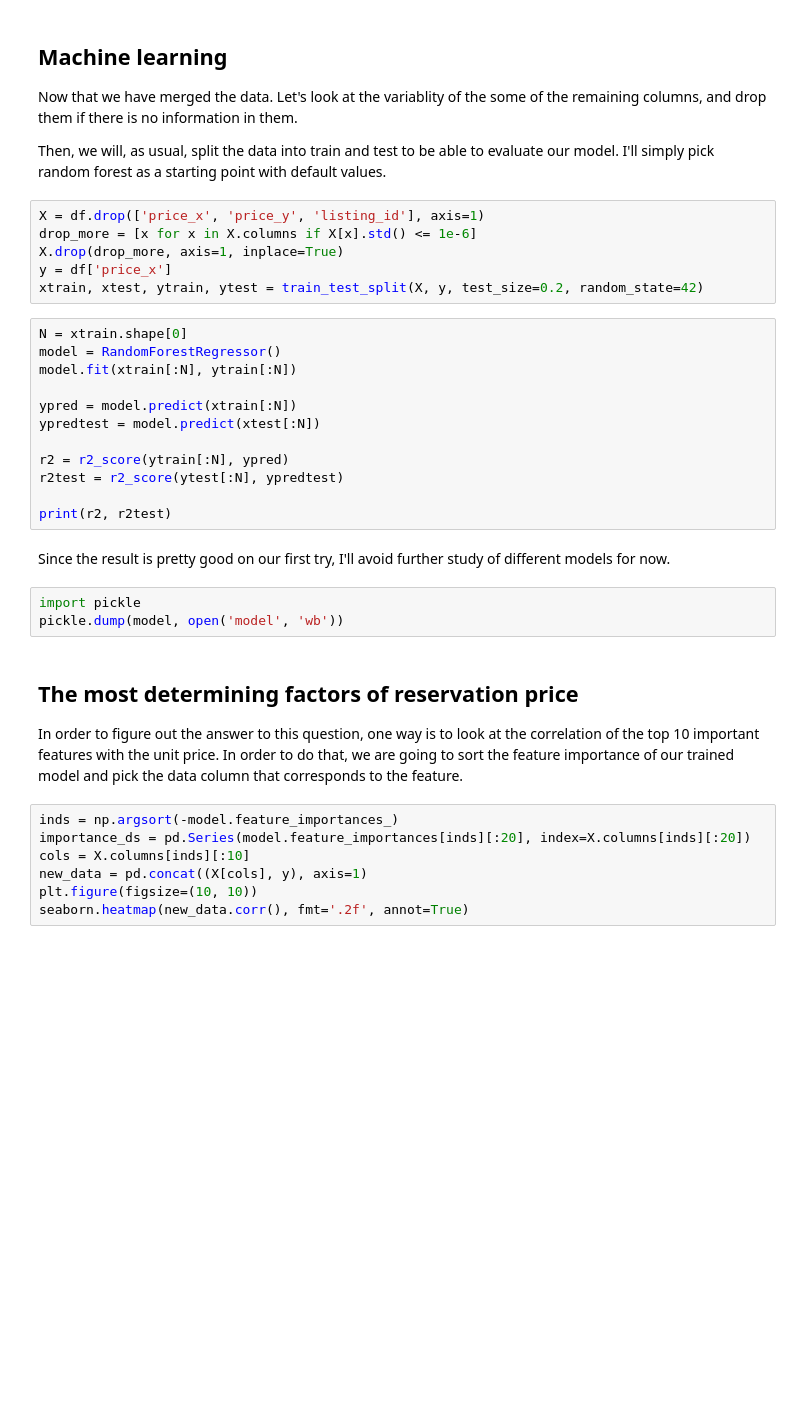
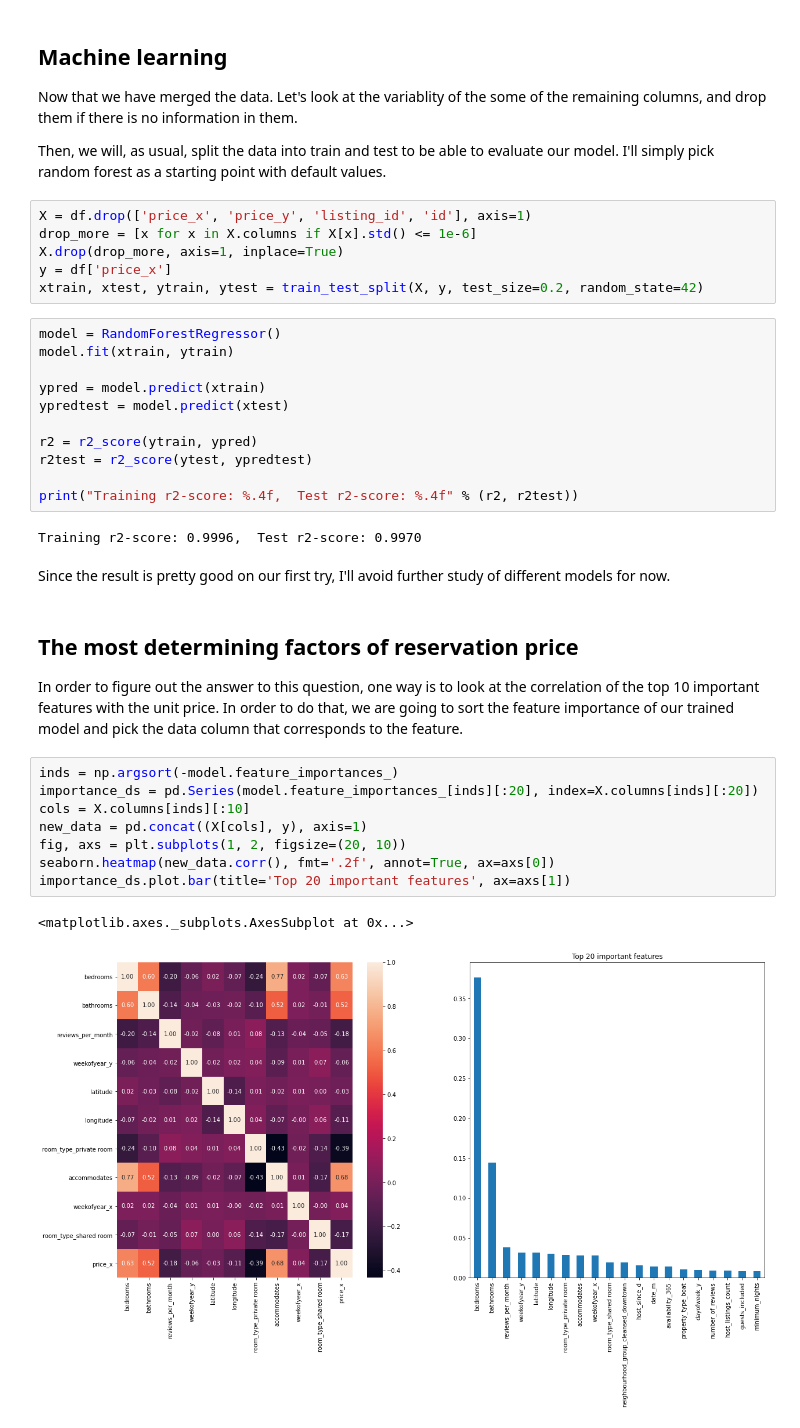
Before and after one commit to hosseinsadeghi/airbnb_analysis, a Jupyter notebook: main.ipynb, the cells around one changed output. Cells and saved outputs as stored; diff of their text form; blank space fills up the shorter version.

```diff
--- a/main.ipynb
+++ b/main.ipynb
@@ -240,36 +240,38 @@ Now that we have merged the data. Let's look at the variablity of the some of th
 
 Then, we will, as usual, split the data into train and test to be able to evaluate our model. I'll simply pick random forest as a starting point with default values.
 # %%
-X = df.drop(['price_x', 'price_y', 'listing_id'], axis=1)
+X = df.drop(['price_x', 'price_y', 'listing_id', 'id'], axis=1)
 drop_more = [x for x in X.columns if X[x].std() <= 1e-6]
 X.drop(drop_more, axis=1, inplace=True)
 y = df['price_x']
 xtrain, xtest, ytrain, ytest = train_test_split(X, y, test_size=0.2, random_state=42)
 # %%
-N = xtrain.shape[0]
 model = RandomForestRegressor()
-model.fit(xtrain[:N], ytrain[:N])
+model.fit(xtrain, ytrain)
 
-ypred = model.predict(xtrain[:N])
-ypredtest = model.predict(xtest[:N])
+ypred = model.predict(xtrain)
+ypredtest = model.predict(xtest)
 
-r2 = r2_score(ytrain[:N], ypred)
-r2test = r2_score(ytest[:N], ypredtest)
+r2 = r2_score(ytrain, ypred)
+r2test = r2_score(ytest, ypredtest)
 
-print(r2, r2test)
+print("Training r2-score: %.4f,  Test r2-score: %.4f" % (r2, r2test))
+# %% [output]
+Training r2-score: 0.9996,  Test r2-score: 0.9970
 # %% [markdown]
 Since the result is pretty good on our first try, I'll avoid further study of different models for now.
-# %%
-import pickle
-pickle.dump(model, open('model', 'wb'))
 # %% [markdown]
 ## The most determining factors of reservation price
 
 In order to figure out the answer to this question, one way is to look at the correlation of the top 10 important features with the unit price. In order to do that, we are going to sort the feature importance of our trained model and pick the data column that corresponds to the feature.
 # %%
 inds = np.argsort(-model.feature_importances_)
-importance_ds = pd.Series(model.feature_importances[inds][:20], index=X.columns[inds][:20])
+importance_ds = pd.Series(model.feature_importances_[inds][:20], index=X.columns[inds][:20])
 cols = X.columns[inds][:10]
 new_data = pd.concat((X[cols], y), axis=1)
-plt.figure(figsize=(10, 10))
-seaborn.heatmap(new_data.corr(), fmt='.2f', annot=True)
+fig, axs = plt.subplots(1, 2, figsize=(20, 10))
+seaborn.heatmap(new_data.corr(), fmt='.2f', annot=True, ax=axs[0])
+importance_ds.plot.bar(title='Top 20 important features', ax=axs[1])
+# %% [output]
+<matplotlib.axes._subplots.AxesSubplot at 0x...>
+[figure, added]
```
Also changed, not shown: parts of 1 cell of this notebook.
